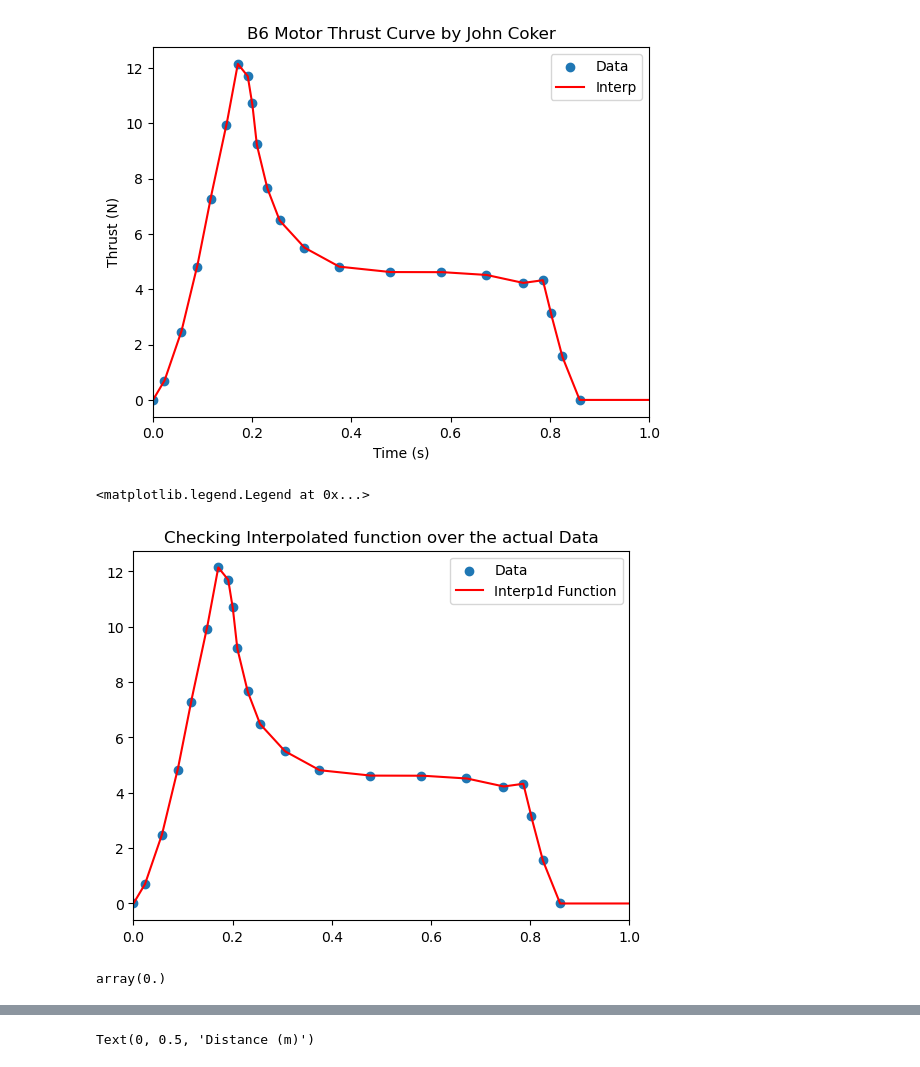
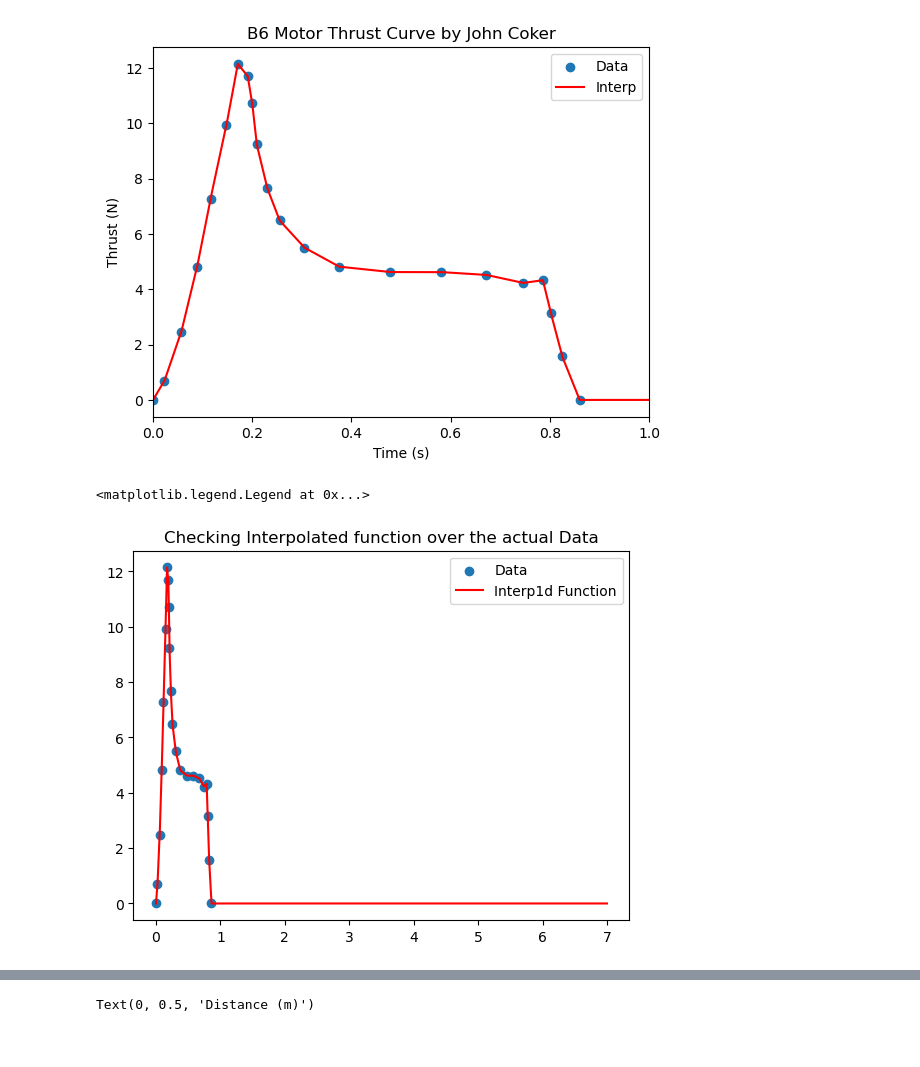
Before and after one commit to BamtolYy/rocket, a Jupyter notebook: simulation/2DRocketSim.ipynb, the cells around one changed output, grey strips where cells are left out. Drawn from its saved outputs; the diff is of its cells as text; code cells hidden in the pictures.

```diff
--- a/simulation/2DRocketSim.ipynb
+++ b/simulation/2DRocketSim.ipynb
@@ -194,18 +206,14 @@ plt.legend(['Data','Interp'])
 # %%
 thrust_function = interp1d(t,fit)
 type(thrust_function)
 plt.scatter(ThrustData[:,0],ThrustData[:,1])
 plt.plot(t,thrust_function(t),color="red")
 plt.title('Checking Interpolated function over the actual Data')
-plt.xlim([0,1])
+# plt.xlim([0,1])
 plt.legend(['Data','Interp1d Function'])
 # %% [output]
 <matplotlib.legend.Legend at 0x...>
-[figure, old version]
+[figure, new version]
-# %%
-thrust_function(6.99)
-# %% [output]
-array(0.)
 # %%
 # ## Second attempt at fitting Thrust Curve to be used in the ODE
 # def func(x, a, b):
```
Also changed, not shown: parts of 5 cells of this notebook, 1 other file.
